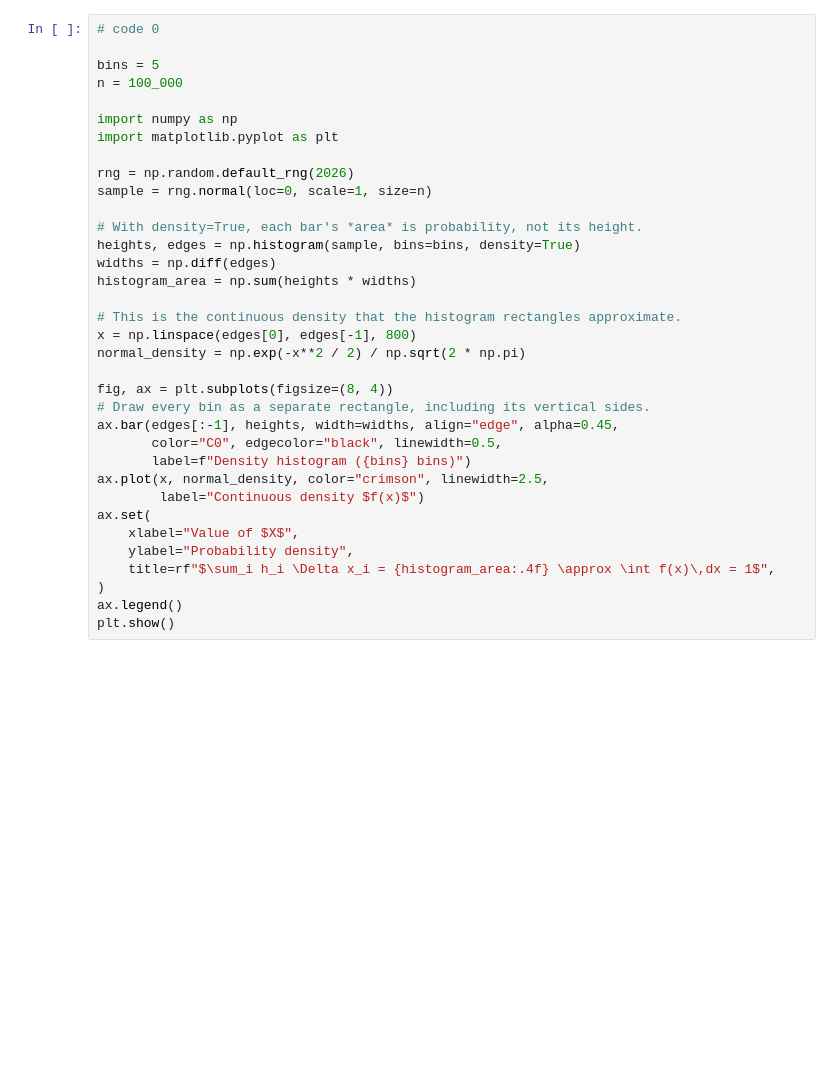
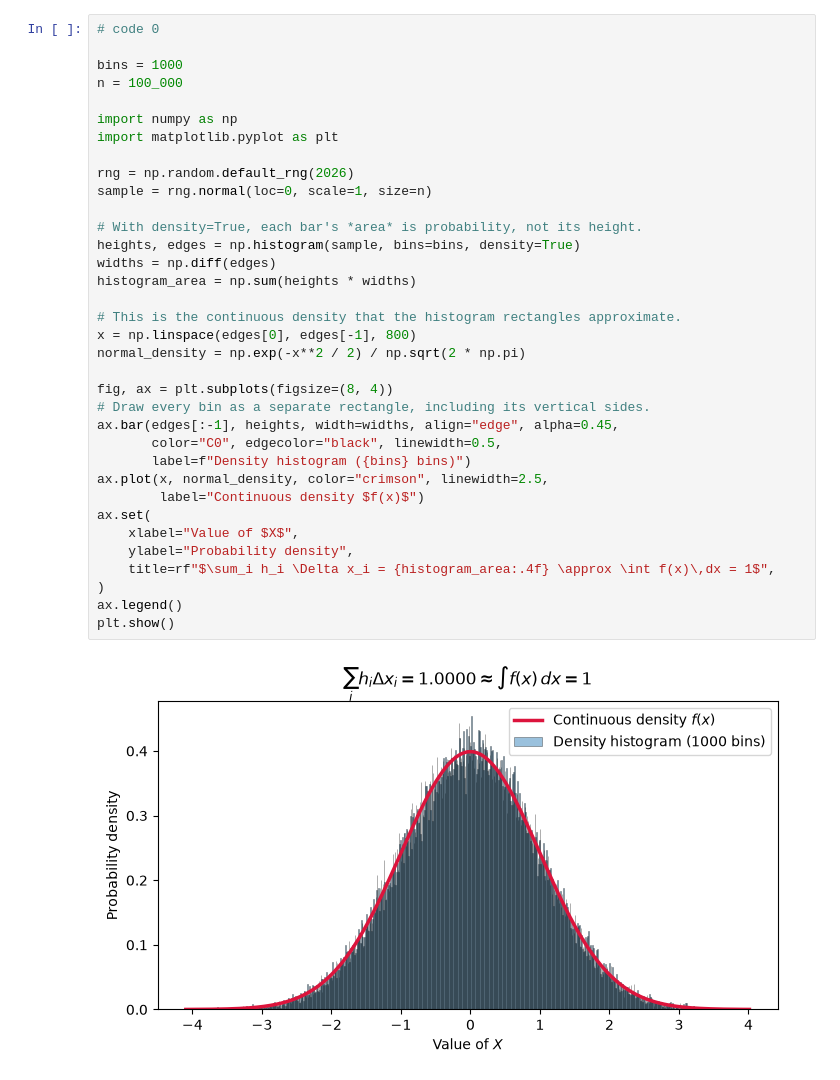
Before and after one commit to RBrooksDK/STA1_26, a Jupyter notebook: 03_Random_Variables_and_Discrete_Distributions/session_material/packet_loss_demo.ipynb, the cells around one changed output. Saved outputs shown, nothing was run; the diff lists cells and outputs as text; blank space fills up the shorter version.

```diff
--- a/03_Random_Variables_and_Discrete_Distributions/session_material/packet_loss_demo.ipynb
+++ b/03_Random_Variables_and_Discrete_Distributions/session_material/packet_loss_demo.ipynb
@@ -1,38 +1,40 @@
 # %%
 # code 0
 
-bins = 5
+bins = 1000
 n = 100_000
 
 import numpy as np
 import matplotlib.pyplot as plt
 
 rng = np.random.default_rng(2026)
 sample = rng.normal(loc=0, scale=1, size=n)
 
 # With density=True, each bar's *area* is probability, not its height.
 heights, edges = np.histogram(sample, bins=bins, density=True)
 widths = np.diff(edges)
 histogram_area = np.sum(heights * widths)
 
 # This is the continuous density that the histogram rectangles approximate.
 x = np.linspace(edges[0], edges[-1], 800)
 normal_density = np.exp(-x**2 / 2) / np.sqrt(2 * np.pi)
 
 fig, ax = plt.subplots(figsize=(8, 4))
 # Draw every bin as a separate rectangle, including its vertical sides.
 ax.bar(edges[:-1], heights, width=widths, align="edge", alpha=0.45,
        color="C0", edgecolor="black", linewidth=0.5,
        label=f"Density histogram ({bins} bins)")
 ax.plot(x, normal_density, color="crimson", linewidth=2.5,
         label="Continuous density $f(x)$")
 ax.set(
     xlabel="Value of $X$",
     ylabel="Probability density",
     title=rf"$\sum_i h_i \Delta x_i = {histogram_area:.4f} \approx \int f(x)\,dx = 1$",
 )
 ax.legend()
 plt.show()
+# %% [output]
+[figure, added]
 # %%
 # code 1
 
```
Also changed, not shown: parts of 5 cells of this notebook, 11 other files.
